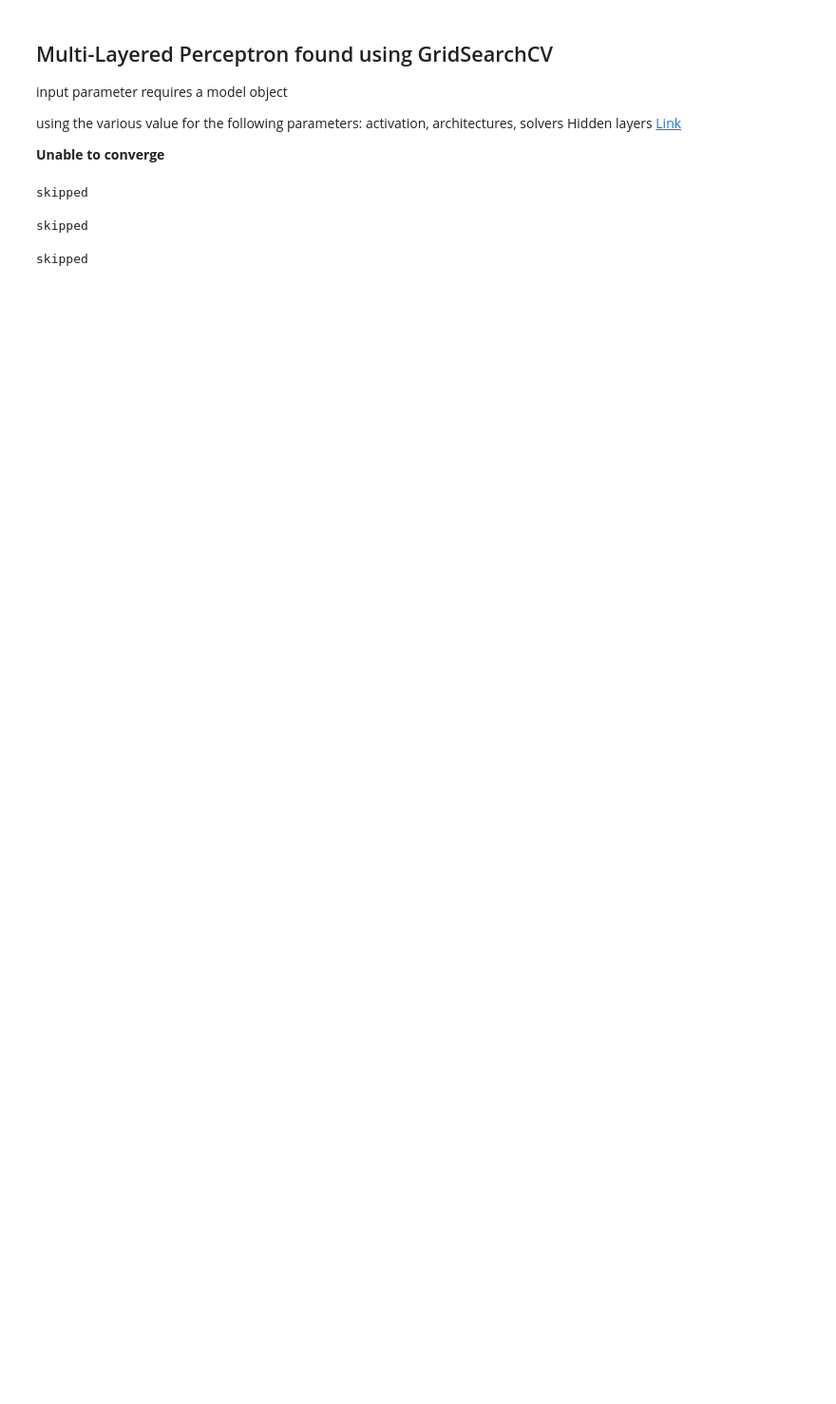
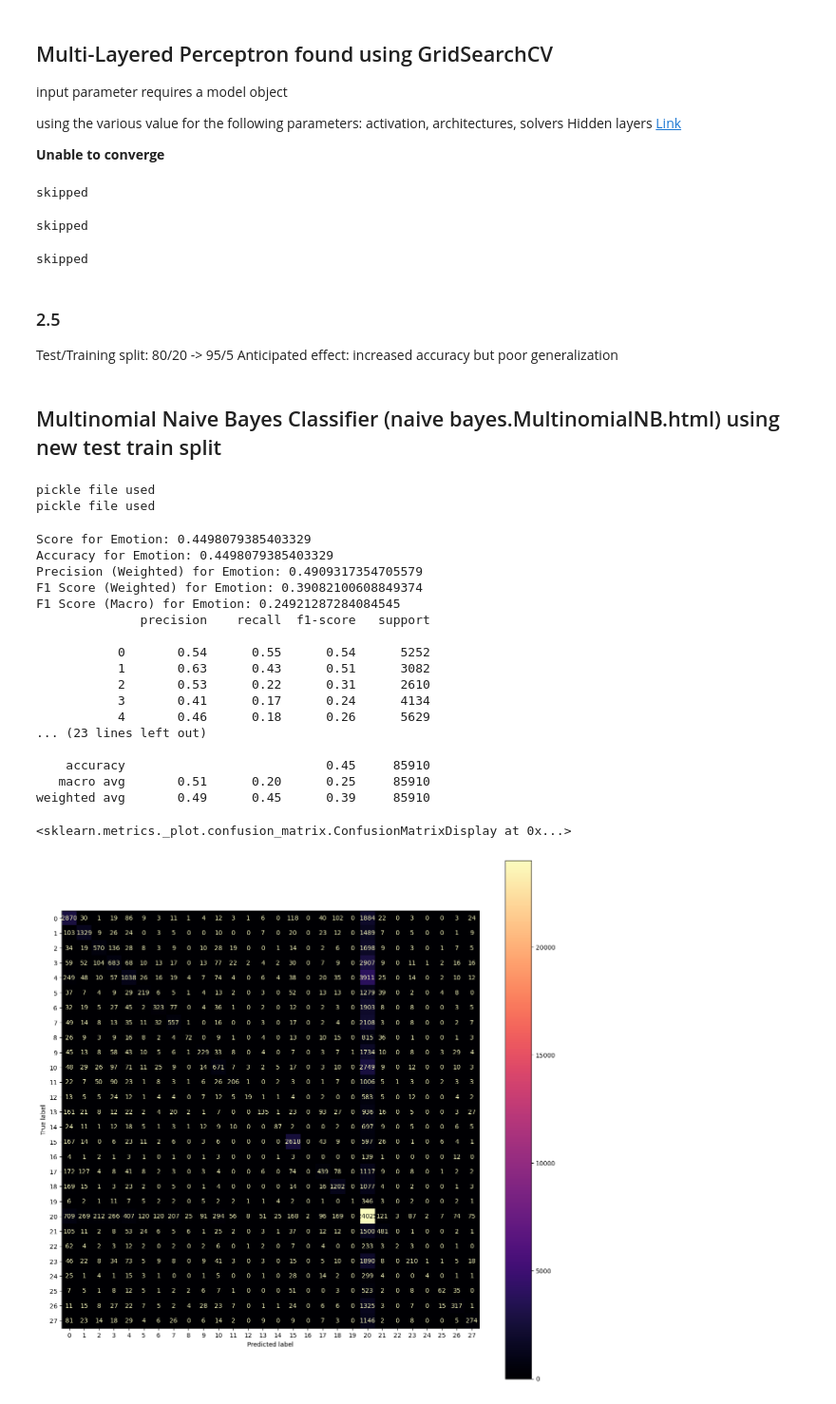
Before and after one commit to NGHINAI/COMP472, a Jupyter notebook: Mini Project 1/Mini-Project1.ipynb, the cells around one changed output. Shown at 95% size. Saved outputs shown, nothing was run; the diff lists cells and outputs as text; code cells hidden in the pictures; blank space fills up the shorter version.

Commit message:
2.5 done, word embedding left

```diff
--- a/Mini Project 1/Mini-Project1.ipynb
+++ b/Mini Project 1/Mini-Project1.ipynb
@@ -631,3 +636,7 @@ else:
     print("skipped")
 # %% [output]
 skipped
+# %% [markdown]
+<h3>2.5</h3>
+Test/Training split: 80/20 -> 95/5
+Anticipated effect: increased accuracy but poor generalization
@@ -633,0 +657,61 @@ skipped
+# %%
+X_train, X_test, yemo_train, yemo_test, ysent_train, ysent_test = train_test_split(X, encodedEmo, encodedSentiment,test_size=0.5, train_size=0.5)
+# %% [markdown]
+<h2>Multinomial Naive Bayes Classifier (naive bayes.MultinomialNB.html) using new test train split</h2>
+# %%
+classifier = MultinomialNB()
+if (os.path.exists('models/new_split/MNB1_model_new_split.pickle')):
+    pickle_in = open('models/new_split/MNB1_model_new_split.pickle', 'rb')
+    clf1 = pickle.load(pickle_in)
+    print("pickle file used")
+
+else:
+    classifier = classifier.fit(X_train, yemo_train)
+    with open('models/new_split/MNB1_model_new_split.pickle', 'wb') as f:
+        pickle.dump(classifier, f)
+
+    pickle_in = open('models/new_split/MNB1_model_new_split.pickle', 'rb')
+    clf1 = pickle.load(pickle_in)
+
+if (os.path.exists('models/new_split/MNB2_model_new_split.pickle')):
+    pickle_in = open('models/new_split/MNB2_model_new_split.pickle', 'rb')
+    clf2 = pickle.load(pickle_in)
+    print("pickle file used")
+else:
+    classifier = classifier.fit(X_train, ysent_train)
+    with open('models/new_split/MNB2_model_new_split.pickle', 'wb') as f:
+        pickle.dump(classifier, f)
+
+    pickle_in = open('models/new_split/MNB2_model_new_split.pickle', 'rb')
+    clf2 = pickle.load(pickle_in)
+# %% [output]
+pickle file used
+pickle file used
+# %%
+y_emo_predict = clf1.predict(X_test)
+
+print(f"Score for Emotion: {clf1.score(X_test, yemo_test)}")
+metrics(yemo_test, y_emo_predict)
+cmp = ConfusionMatrixDisplay(confusion_matrix(y_true=yemo_test, y_pred=y_emo_predict))
+fig, ax = plt.subplots(figsize=(15, 15))
+cmp.plot(ax=ax, cmap='magma')
+# %% [output]
+Score for Emotion: 0.4498079385403329
+Accuracy for Emotion: 0.4498079385403329
+Precision (Weighted) for Emotion: 0.4909317354705579
+F1 Score (Weighted) for Emotion: 0.39082100608849374
+F1 Score (Macro) for Emotion: 0.24921287284084545
+              precision    recall  f1-score   support
+
+           0       0.54      0.55      0.54      5252
+           1       0.63      0.43      0.51      3082
+           2       0.53      0.22      0.31      2610
+           3       0.41      0.17      0.24      4134
+           4       0.46      0.18      0.26      5629
+... (23 lines left out)
+
+    accuracy                           0.45     85910
+   macro avg       0.51      0.20      0.25     85910
+weighted avg       0.49      0.45      0.39     85910
+<sklearn.metrics._plot.confusion_matrix.ConfusionMatrixDisplay at 0x...>
+[figure, added]
```
Also changed, not shown: parts of 40 cells of this notebook, 8 other files.
